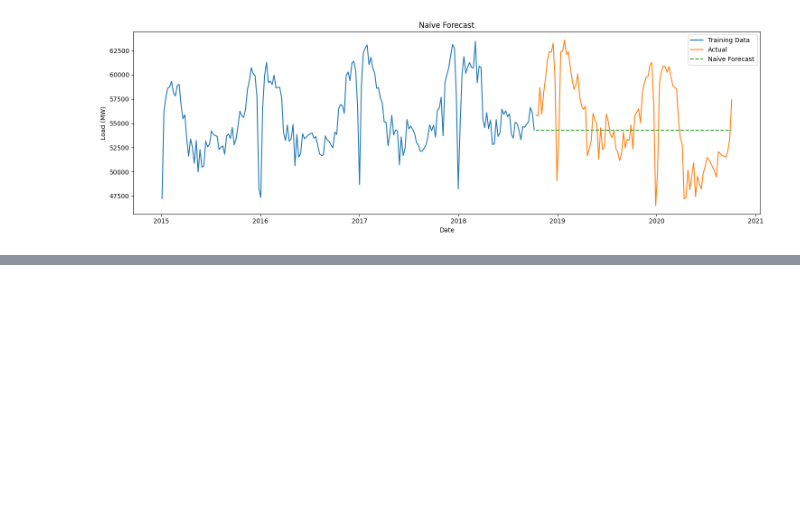
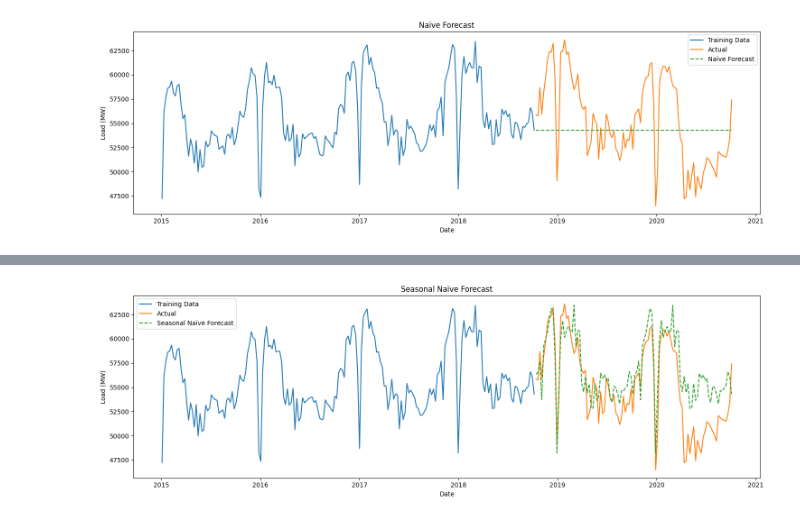
Before and after one commit to dekshinaudayan/german-electricity-demand-forecasting, a Jupyter notebook: notebooks/03_Benchmark_Models.ipynb, the cells around one changed output, grey strips where cells are left out. Cells and saved outputs as stored; diff of their text form; code cells hidden in the pictures; blank space fills up the shorter version.

Commit message:
Implement Seasonal Naïve benchmark forecast

```diff
--- a/notebooks/03_Benchmark_Models.ipynb
+++ b/notebooks/03_Benchmark_Models.ipynb
@@ -325,0 +368,42 @@ plt.show()
+# %%
+# Plot Seasonal Naïve Forecast
+
+plt.figure(figsize=(15,5))
+
+plt.plot(
+    train.index,
+    train["load"],
+    label="Training Data"
+)
+
+plt.plot(
+    test.index,
+    test["load"],
+    label="Actual"
+)
+
+plt.plot(
+    test.index,
+    seasonal_naive_forecast,
+    "--",
+    label="Seasonal Naïve Forecast"
+)
+
+plt.title("Seasonal Naïve Forecast")
+
+plt.xlabel("Date")
+plt.ylabel("Load (MW)")
+
+plt.legend()
+
+plt.tight_layout()
+
+plt.savefig(
+    "seasonal_naive_forecast.png",
+    dpi=300,
+    bbox_inches="tight"
+)
+
+plt.show()
+# %% [output]
+[figure, added]
```
Also changed, not shown: parts of 3 cells of this notebook.
